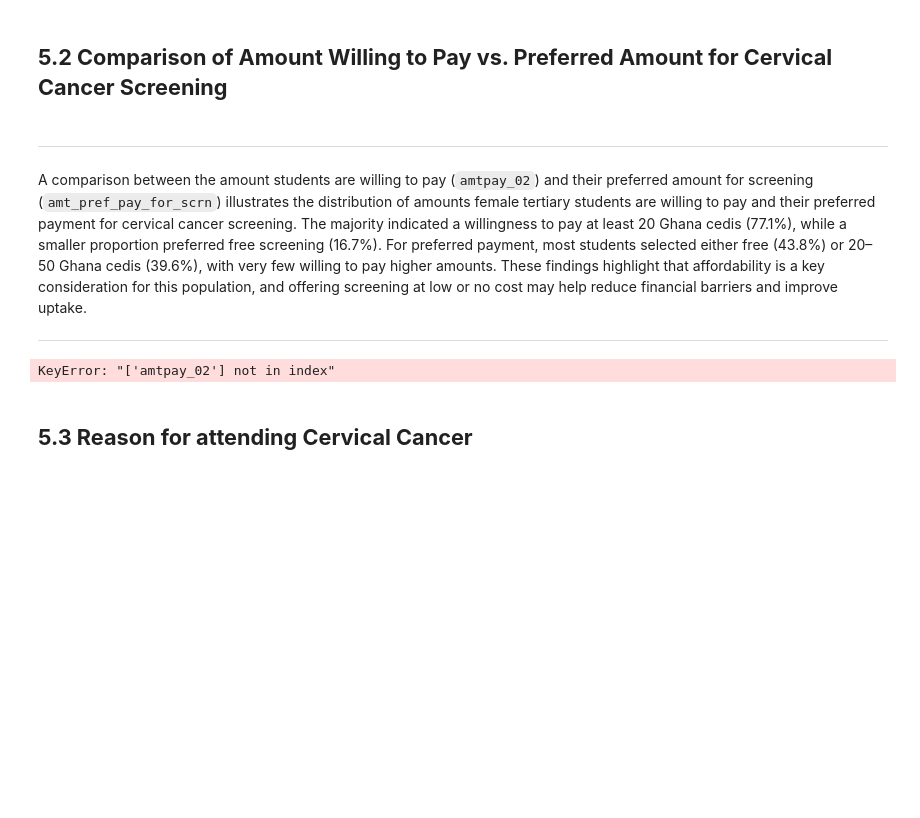
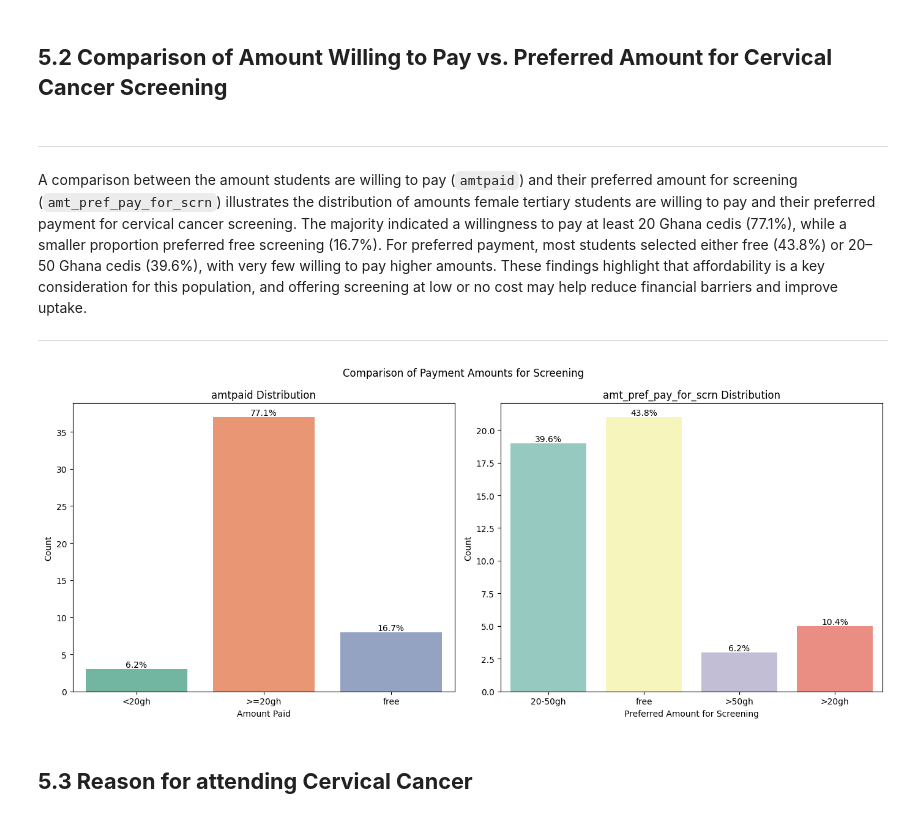
Before and after one commit to Promisekel/Cervical-Cancer-and-Screening-Project, a Jupyter notebook: analysis_notebook.ipynb, the cells around one changed output. Cells and saved outputs as stored; diff of their text form; code cells hidden in the pictures; blank space fills up the shorter version.

```diff
--- a/analysis_notebook.ipynb
+++ b/analysis_notebook.ipynb
@@ -1315,62 +1315,59 @@ plt.show()
 # %% [markdown]
 ___
 
-A comparison between the amount students are willing to pay (`amtpay_02`) and their preferred amount for screening (`amt_pref_pay_for_scrn`) illustrates the distribution of amounts female tertiary students are willing to pay and their preferred payment for cervical cancer screening. The majority indicated a willingness to pay at least 20 Ghana cedis (77.1%), while a smaller proportion preferred free screening (16.7%). For preferred payment, most students selected either free (43.8%) or 20–50 Ghana cedis (39.6%), with very few willing to pay higher amounts. These findings highlight that affordability is a key consideration for this population, and offering screening at low or no cost may help reduce financial barriers and improve uptake.
+A comparison between the amount students are willing to pay (`amtpaid`) and their preferred amount for screening (`amt_pref_pay_for_scrn`) illustrates the distribution of amounts female tertiary students are willing to pay and their preferred payment for cervical cancer screening. The majority indicated a willingness to pay at least 20 Ghana cedis (77.1%), while a smaller proportion preferred free screening (16.7%). For preferred payment, most students selected either free (43.8%) or 20–50 Ghana cedis (39.6%), with very few willing to pay higher amounts. These findings highlight that affordability is a key consideration for this population, and offering screening at low or no cost may help reduce financial barriers and improve uptake.
 ___
 # %%
 # Drop missing values for a fair comparison
-compare_df = ccan[['amtpay_02', 'amt_pref_pay_for_scrn']].dropna().sort_values(by='amtpay_02')
+compare_df = ccan[['amtpaid', 'amt_pref_pay_for_scrn']].dropna().sort_values(by='amtpaid')
+
+fig, axes = plt.subplots(1, 2, figsize=(14, 6))
 
 # Check data types
-if np.issubdtype(compare_df['amtpay_02'].dtype, np.number) and np.issubdtype(compare_df['amt_pref_pay_for_scrn'].dtype, np.number):
-    fig, axes = plt.subplots(1, 2, figsize=(14, 6))
+if np.issubdtype(compare_df['amtpaid'].dtype, np.number) and np.issubdtype(compare_df['amt_pref_pay_for_scrn'].dtype, np.number):
     # Boxplot comparison
-    box = compare_df.boxplot(column=['amtpay_02', 'amt_pref_pay_for_scrn'], ax=axes[0], return_type='dict')
+    box = compare_df.boxplot(column=['amtpaid', 'amt_pref_pay_for_scrn'], ax=axes[0], return_type='dict')
     axes[0].set_title('Boxplot of Amounts')
     axes[0].set_ylabel('Amount (₦)')
     axes[0].set_xlabel('Payment Variable')
-    axes[0].set_xticklabels(['Amount Willing to Pay', 'Preferred Amount for Screening'])
+    axes[0].set_xticklabels(['Amount Paid', 'Preferred Amount for Screening'])
     # Add median labels to boxplot
-    medians = [compare_df['amtpay_02'].median(), compare_df['amt_pref_pay_for_scrn'].median()]
+    medians = [compare_df['amtpaid'].median(), compare_df['amt_pref_pay_for_scrn'].median()]
     for i, median in enumerate(medians):
         axes[0].text(i+1, median, f'{median:.0f}', ha='center', va='bottom', fontsize=11, color='black', fontweight='bold')
     # Scatter plot
-    axes[1].scatter(compare_df['amtpay_02'], compare_df['amt_pref_pay_for_scrn'], alpha=0.7, color='#66c2a5')
-    axes[1].set_xlabel('Amount Willing to Pay (₦)')
+    axes[1].scatter(compare_df['amtpaid'], compare_df['amt_pref_pay_for_scrn'], alpha=0.7, color='#66c2a5')
+    axes[1].set_xlabel('Amount Paid (₦)')
     axes[1].set_ylabel('Preferred Amount for Screening (₦)')
-    axes[1].set_title('Scatter Plot: Amount Willing to Pay vs Preferred Amount')
-    plt.suptitle('Comparison of Payment Amounts for Screening')
-    plt.tight_layout()
-    plt.show()
+    axes[1].set_title('Scatter Plot: Amount Paid vs Preferred Amount')
 else:
     # If not numeric, show countplots with percentage labels
-    fig, axes = plt.subplots(1, 2, figsize=(14, 6))
-    # amtpay_02 countplot
     ax0 = axes[0]
     ax1 = axes[1]
     total0 = len(compare_df)
     total1 = len(compare_df)
-    sns.countplot(x='amtpay_02', data=compare_df, ax=ax0, hue='amtpay_02', palette='Set2')
-    ax0.set_title('amtpay_02 Distribution')
+    sns.countplot(x='amtpaid', data=compare_df, ax=ax0, hue='amtpaid', palette='Set2')
+    ax0.set_title('amtpaid Distribution')
     ax0.set_ylabel('Count')
-    ax0.set_xlabel('Amount Willing to Pay')
+    ax0.set_xlabel('Amount Paid')
     for p in ax0.patches:
         height = p.get_height()
         percent = 100 * height / total0 if total0 > 0 else 0
         ax0.annotate(f'{percent:.1f}%', (p.get_x() + p.get_width() / 2, height), ha='center', va='bottom', fontsize=10, color='black')
-    # amt_pref_pay_for_scrn countplot
     sns.countplot(x='amt_pref_pay_for_scrn', data=compare_df, ax=ax1, hue='amt_pref_pay_for_scrn', palette='Set3')
     ax1.set_title('amt_pref_pay_for_scrn Distribution')
     ax1.set_ylabel('Count')
     ax1.set_xlabel('Preferred Amount for Screening')
     for p in ax1.patches:
         height = p.get_height()
         percent = 100 * height / total1 if total1 > 0 else 0
         ax1.annotate(f'{percent:.1f}%', (p.get_x() + p.get_width() / 2, height), ha='center', va='bottom', fontsize=10, color='black')
-    plt.tight_layout()
-    plt.show()
+
+plt.suptitle('Comparison of Payment Amounts for Screening')
+plt.tight_layout()
+plt.show()
 # %% [output]
-KeyError: "['amtpay_02'] not in index"
+[figure, added]
 # %% [markdown]
 ## **5.3 Reason for attending Cervical Cancer**
 # %% [markdown]
```
